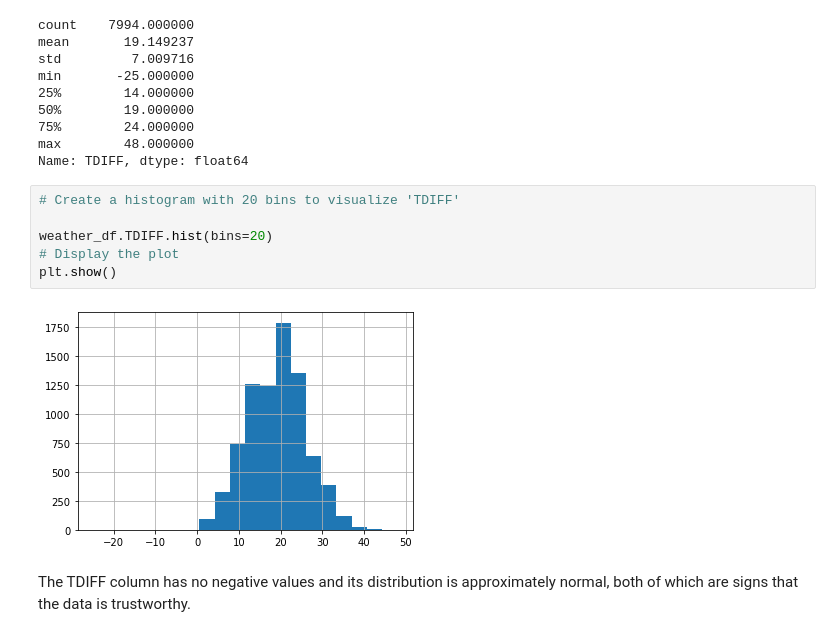
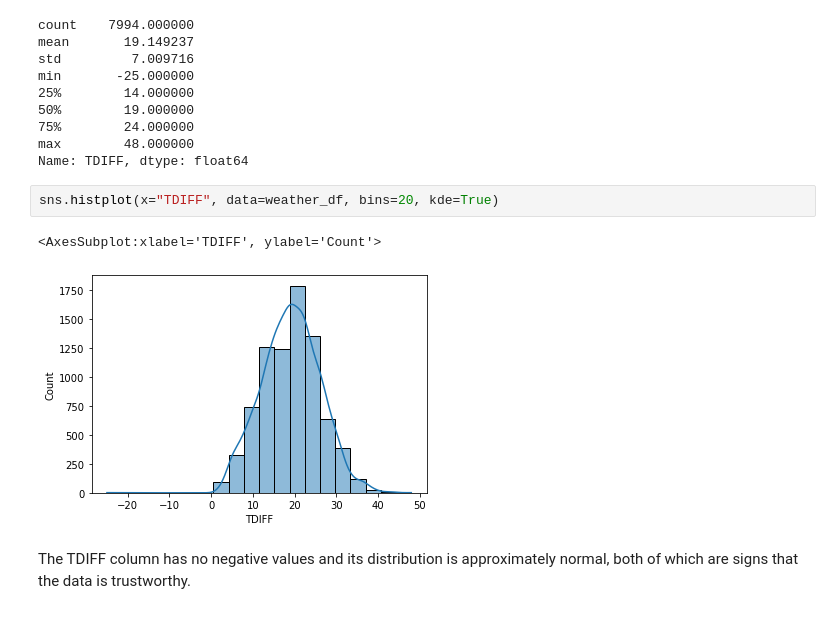
Before and after one commit to Douglous-Sobei/Open_Policing_Project, a Jupyter notebook: policing_project.ipynb, the cells around one changed output. Saved outputs shown, nothing was run; the diff lists cells and outputs as text.

```diff
--- a/policing_project.ipynb
+++ b/policing_project.ipynb
@@ -770,13 +770,10 @@ min       -25.000000
 max        48.000000
 Name: TDIFF, dtype: float64
 # %%
-# Create a histogram with 20 bins to visualize 'TDIFF'
-
-weather_df.TDIFF.hist(bins=20)
-# Display the plot
-plt.show()
+sns.histplot(x="TDIFF", data=weather_df, bins=20, kde=True)
 # %% [output]
+<AxesSubplot:xlabel='TDIFF', ylabel='Count'>
-[figure, old version]
+[figure, new version]
 # %% [markdown]
 The TDIFF column has no negative values and its distribution is approximately normal, both of which are signs that the data is trustworthy.
 # %% [markdown]
```
Also changed, not shown: parts of 29 cells of this notebook.
